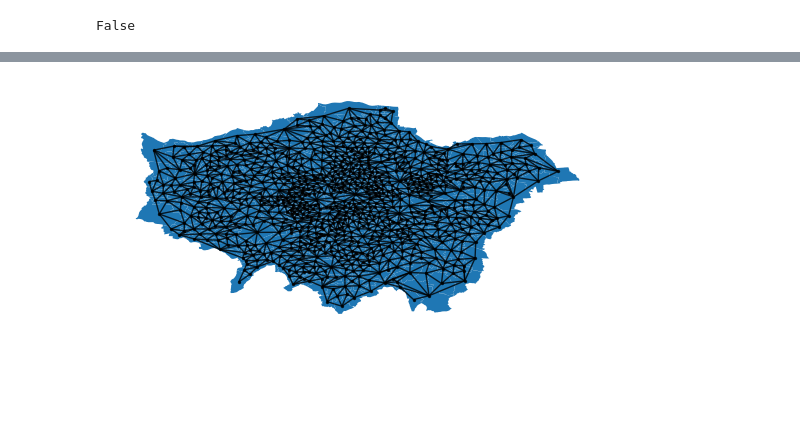
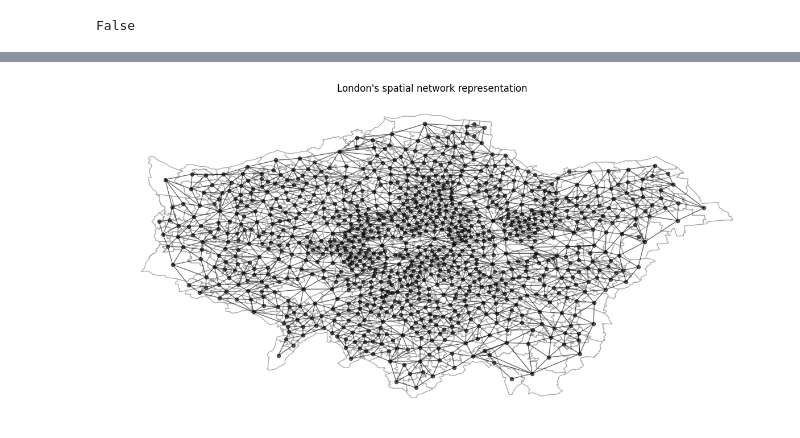
Before and after one commit to RiccardoSpolaor/Traffic-Flow-Analysis-Using-Uber-Movement-Data, a Jupyter notebook: src/main.ipynb, the cells around one changed output, grey strips where cells are left out. Saved outputs shown, nothing was run; the diff lists cells and outputs as text; code cells hidden in the pictures; blank space fills up the shorter version.

```diff
--- a/src/main.ipynb
+++ b/src/main.ipynb
@@ -72,24 +64,27 @@ nx.draw(spatial_network)
 # %%
 import matplotlib.pyplot as plt
-# %%
-fig, ax = plt.subplots(1, 1)
-
-df.plot(ax=ax)
-
-
-coordinates = dict()
-for i, r in df.iterrows():
-    coordinates[r.MOVEMENT_ID] = (r.centroid.x, r.centroid.y)
-
-nx.draw(
-    spatial_network,
-    coordinates,
-    ax=ax,
-    node_size=2,
-    node_color="k",
-    edge_color="k",
-    alpha=0.8,
-)
-plt.show()
-# %% [output]
-[figure, removed]
+# %%
+from utils.geodataframe import get_geodataframe_coordinates_dict
+
+fig, ax = plt.subplots(1, 1, figsize=(15, 10))
+
+gdf.plot(ax=ax, edgecolor='darkgray', color='white')
+
+coordinates = get_geodataframe_coordinates_dict(gdf)
+
+nx.draw(
+    spatial_network,
+    coordinates,
+    ax=ax,
+    node_size=20,
+    width=1,
+    node_color="black",
+    edge_color="black",
+    alpha=.6,
+)
+
+plt.title("London's spatial network representation")
+
+plt.show()
+# %% [output]
+[figure, added]
```
Also changed, not shown: parts of 14 cells of this notebook.
